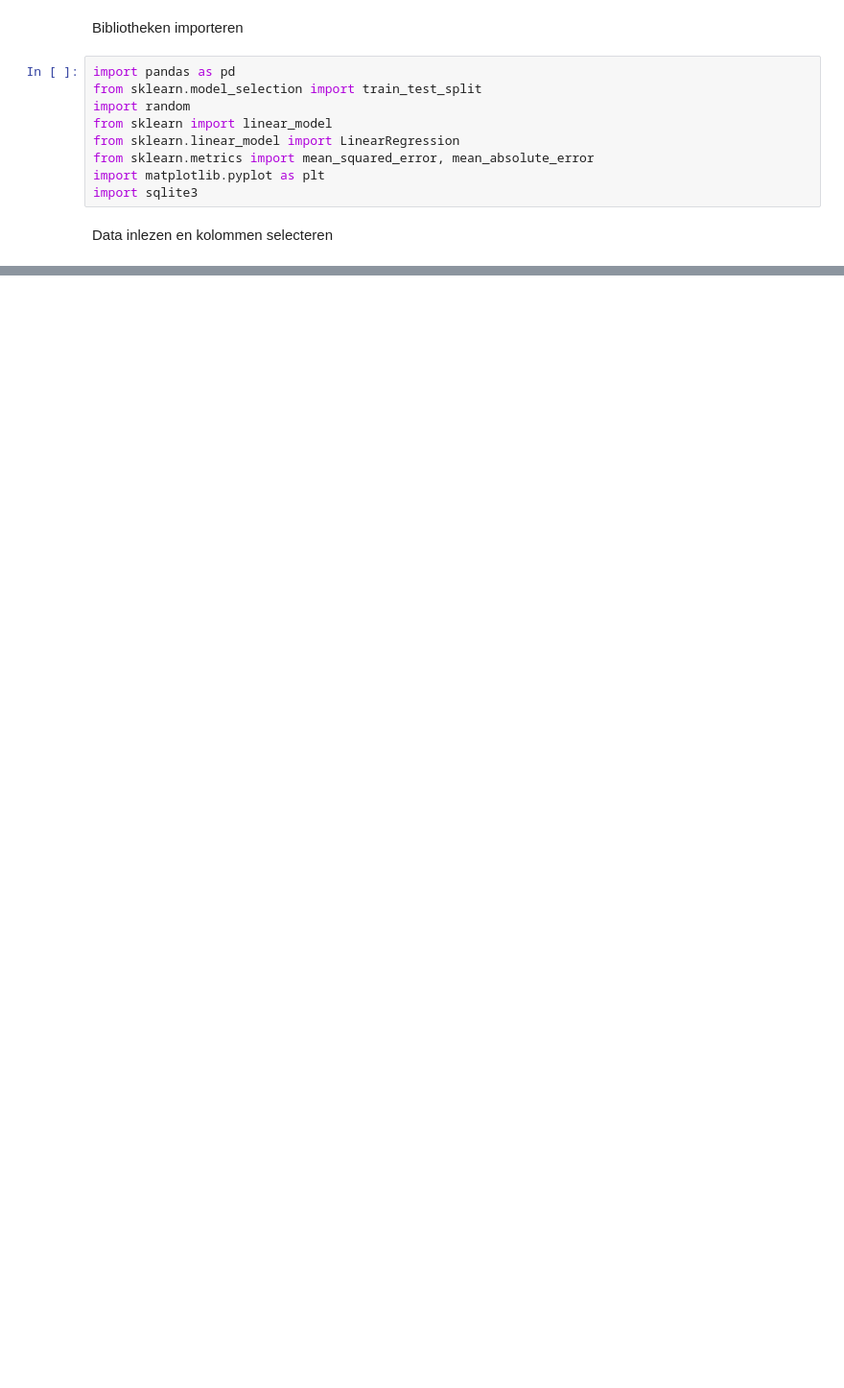
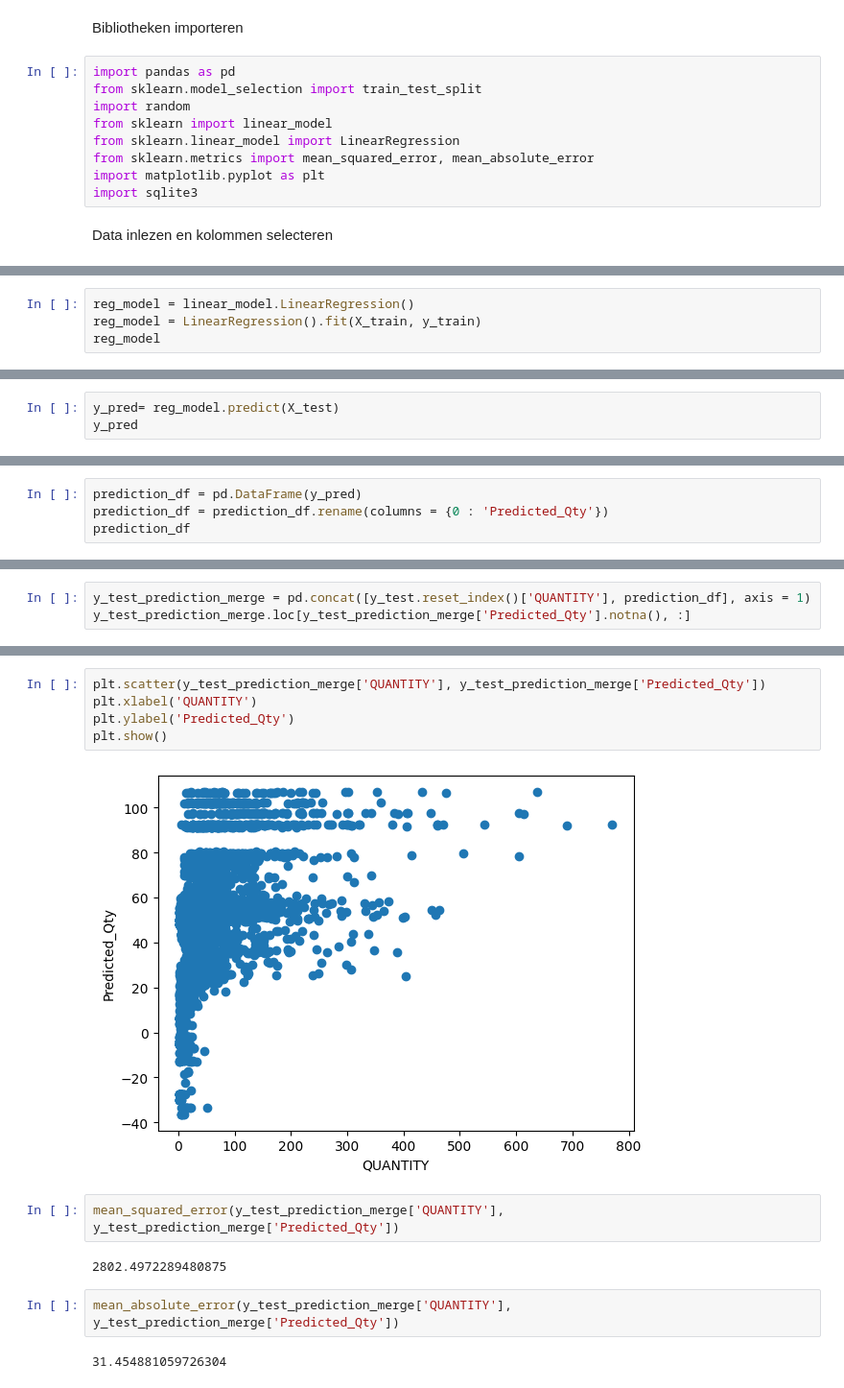
Before and after one commit to GijoriHHS/DataEngineering-DataScience-Portfolio, a Jupyter notebook: MachineLearning.ipynb, the cells around one changed output, grey strips where cells are left out. Shown at 96% size. Cells and saved outputs as stored; diff of their text form; blank space fills up the shorter version.

```diff
--- a/MachineLearning.ipynb
+++ b/MachineLearning.ipynb
@@ -31,0 +112,4 @@ df
+# %%
+reg_model = linear_model.LinearRegression()
+reg_model = LinearRegression().fit(X_train, y_train)
+reg_model
@@ -31,0 +118,3 @@ df
+# %%
+y_pred= reg_model.predict(X_test)
+y_pred
@@ -31,0 +147,4 @@ df
+# %%
+prediction_df = pd.DataFrame(y_pred)
+prediction_df = prediction_df.rename(columns = {0 : 'Predicted_Qty'})
+prediction_df
@@ -31,0 +165,3 @@ df
+# %%
+y_test_prediction_merge = pd.concat([y_test.reset_index()['QUANTITY'], prediction_df], axis = 1)
+y_test_prediction_merge.loc[y_test_prediction_merge['Predicted_Qty'].notna(), :]
@@ -31,0 +182,15 @@ df
+# %%
+plt.scatter(y_test_prediction_merge['QUANTITY'], y_test_prediction_merge['Predicted_Qty'])
+plt.xlabel('QUANTITY')
+plt.ylabel('Predicted_Qty')
+plt.show()
+# %% [output]
+[figure, added]
+# %%
+mean_squared_error(y_test_prediction_merge['QUANTITY'], y_test_prediction_merge['Predicted_Qty'])
+# %% [output]
+2802.4972289480875
+# %%
+mean_absolute_error(y_test_prediction_merge['QUANTITY'], y_test_prediction_merge['Predicted_Qty'])
+# %% [output]
+31.454881059726304
```
Also changed, not shown: parts of 14 cells of this notebook, 2 other files.
